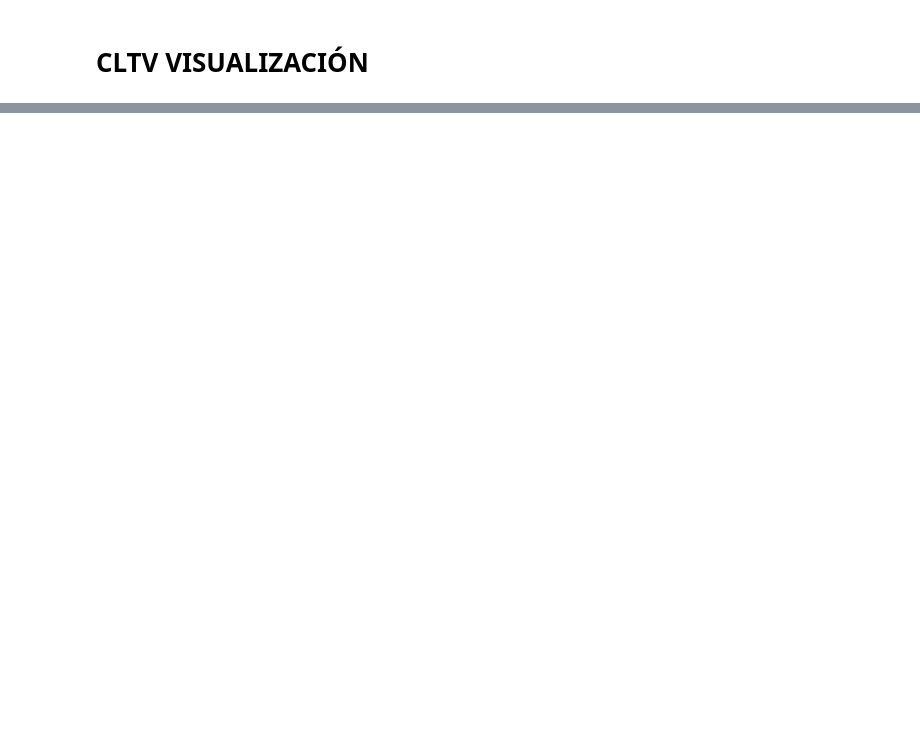
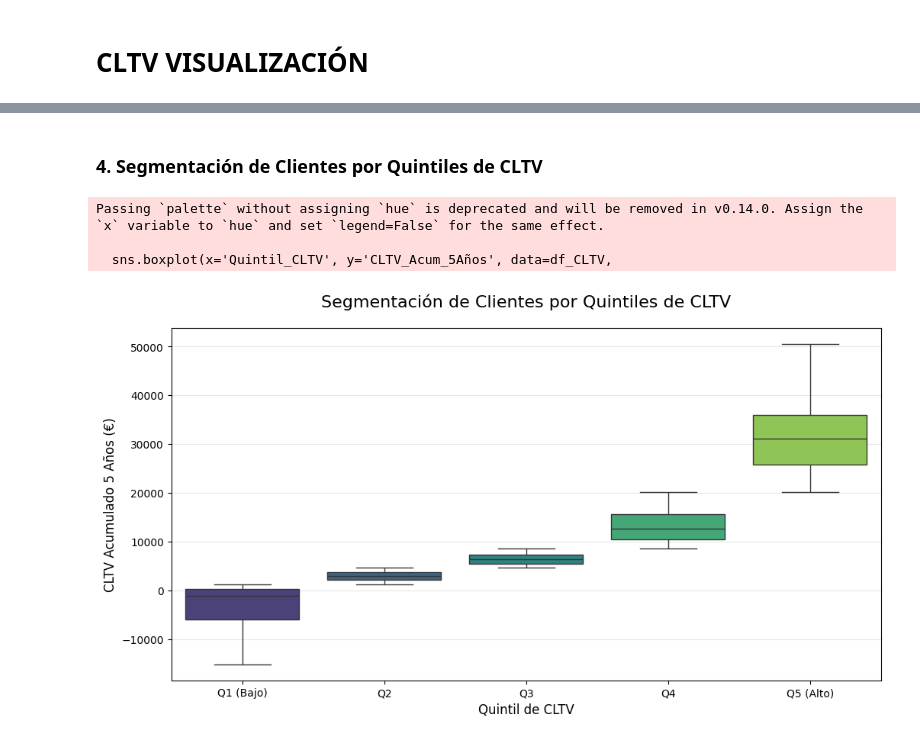
Before and after one commit to alejandromtnz/CLTV-Data-Integration, a Jupyter notebook: src/notebooks/CLTV_visualization.ipynb, the cells around one changed output, grey strips where cells are left out. Cells and saved outputs as stored; diff of their text form; code cells hidden in the pictures; blank space fills up the shorter version.

```diff
--- a/src/notebooks/CLTV_visualization.ipynb
+++ b/src/notebooks/CLTV_visualization.ipynb
@@ -467,0 +143,19 @@ IF OBJECT_ID('tempdb..#TempCoeficientes') IS NOT NULL
+# %% [markdown]
+### 4. Segmentación de Clientes por Quintiles de CLTV
+# %%
+df_CLTV['Quintil_CLTV'] = pd.qcut(df_CLTV['CLTV_Acum_5Años'], q=5,
+                                 labels=['Q1 (Bajo)', 'Q2', 'Q3', 'Q4', 'Q5 (Alto)'])
+
+plt.figure(figsize=(12, 6))
+sns.boxplot(x='Quintil_CLTV', y='CLTV_Acum_5Años', data=df_CLTV,
+            palette='viridis', showfliers=False)
+plt.title('Segmentación de Clientes por Quintiles de CLTV', fontsize=16, pad=20)
+plt.xlabel('Quintil de CLTV', fontsize=12)
+plt.ylabel('CLTV Acumulado 5 Años (€)', fontsize=12)
+plt.grid(axis='y', alpha=0.3)
+plt.show()
+# %% [output]
+Passing `palette` without assigning `hue` is deprecated and will be removed in v0.14.0. Assign the `x` variable to `hue` and set `legend=False` for the same effect.
+
+  sns.boxplot(x='Quintil_CLTV', y='CLTV_Acum_5Años', data=df_CLTV,
+[figure, added]
```
Also changed, not shown: parts of 23 cells of this notebook.
